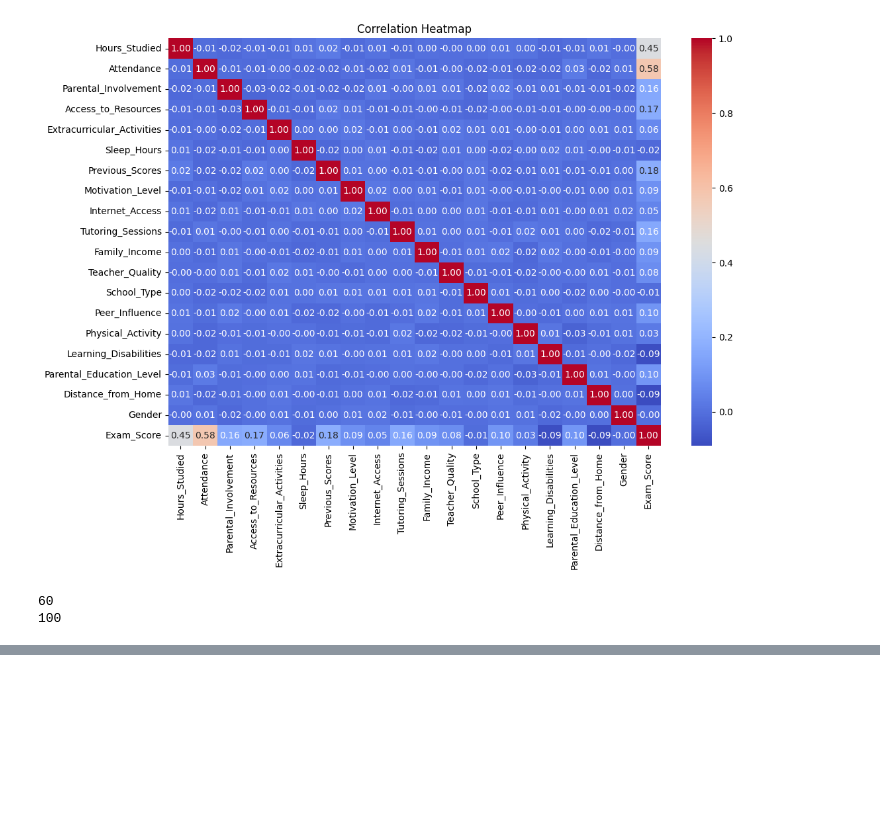
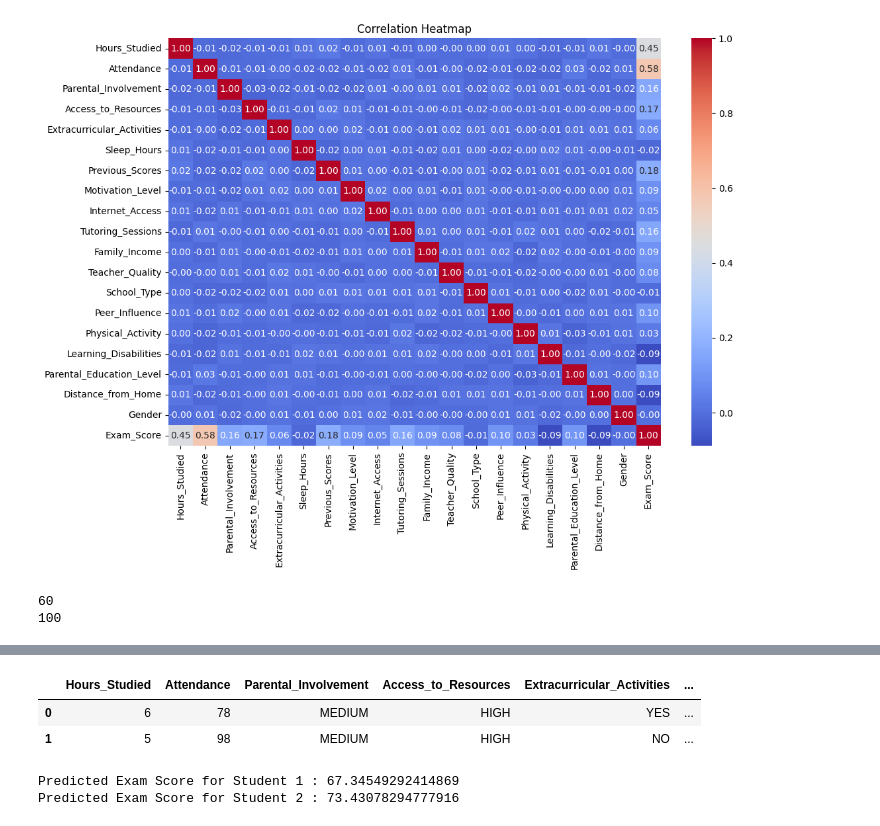
Before and after one commit to nehaljain21/Probation_Tasks_GDG, a Jupyter notebook: Task_2.ipynb, the cells around one changed output, grey strips where cells are left out. Cells and saved outputs as stored; diff of their text form; code cells hidden in the pictures; blank space fills up the shorter version.

```diff
--- a/Task_2.ipynb
+++ b/Task_2.ipynb
@@ -221,0 +294,31 @@ Name: Exam_Score, dtype: float64
+# %%
+students_list = []
+while True:
+    choice = input("Add student's details (Y/N)? = ")
+    if choice in "Yy":
+        print('\nEnter the following details of the student: (Enter in CAPITALS)\n')
+        student = {'Hours_Studied': int(input("Hours Studied = ")),
+            'Attendance': int(input("Attendance (1-100) = ")),
+            'Parental_Involvement': input("Parental Involvement (LOW/MEDIUM/HIGH) = "),
+            'Access_to_Resources': input("Access to Resources (LOW/MEDIUM/HIGH) = "),
+            'Extracurricular_Activities': input("Extracurricular Activities (YES/NO) = "),
+            'Sleep_Hours': int(input("Sleep Hours = ")),
+            'Previous_Scores': int(input("Previous Scores = ")),
+            'Motivation_Level': input("Motivation Level (LOW/MEDIUM/HIGH) = "),
+            'Internet_Access': input("Internet Access (YES/NO) = "),
+            'Tutoring_Sessions': int(input("Tutoring Sessions = ")),
+            'Family_Income': input("Family Income (LOW/MEDIUM/HIGH) = "),
+            'Teacher_Quality': input("Teacher Quality (LOW/MEDIUM/HIGH) = "),
+            'School_Type': input("School Type (PUBLIC/PRIVATE) = "),
+            'Peer_Influence': input("Peer Influence (NEGATIVE/NEUTRAL/POSITIVE) = "),
+            'Physical_Activity': int(input("Physical Activity = ")),
+            'Learning_Disabilities': input("Learning Disabilities (YES/NO) = "),
+            'Parental_Education_Level': input("Parental Education Level (HIGH SCHOOL/COLLEGE/POST GRADUATE) = "),
+            'Distance_from_Home': input("Distance from Home (NEAR/MODERATE/FAR) = "),
+            'Gender': input("Gender (MALE/FEMALE) = ")}
+        students_list.append(student)
+    elif choice in "Nn":
+        break
+    else:
+        print("Invalid Input")
+new_student = pd.DataFrame(students_list)
@@ -221,0 +343,6 @@ Name: Exam_Score, dtype: float64
+# %%
+new_student.head()
+# %% [output]
+|  | Hours_Studied | Attendance | Parental_Involvement | Access_to_Resources | Extracurricular_Activities | ... |
+| 0 | 6 | 78 | MEDIUM | HIGH | YES | ... |
+| 1 | 5 | 98 | MEDIUM | HIGH | NO | ... |
@@ -221,0 +360,6 @@ Name: Exam_Score, dtype: float64
+# %%
+for i in range(len(predicted_scores)):
+    print("Predicted Exam Score for Student", i + 1, ":", predicted_scores[i])
+# %% [output]
+Predicted Exam Score for Student 1 : 67.34549292414869
+Predicted Exam Score for Student 2 : 73.43078294777916
```
Also changed, not shown: parts of 20 cells of this notebook.
